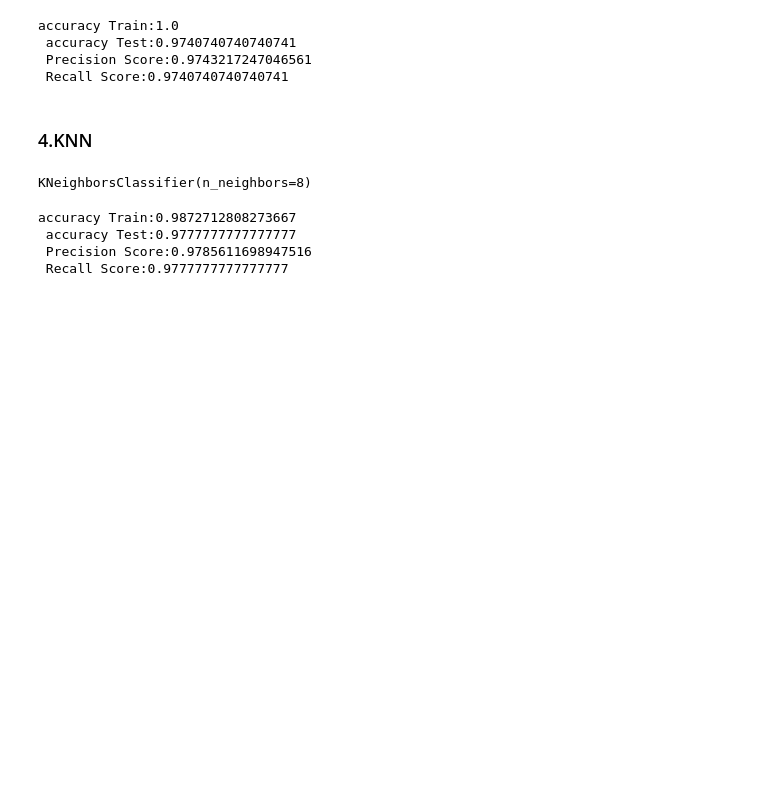
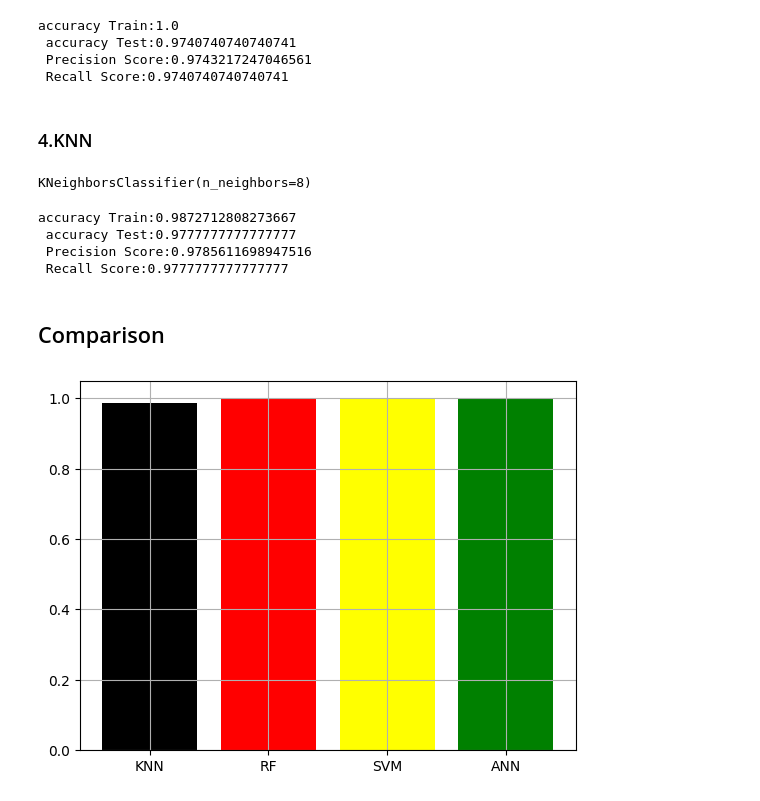
Before and after one commit to Saeid-Soodi/Machine-Learning, a Jupyter notebook: Project/2-Image Detection (numbers 0 to 9)/digits.ipynb, the cells around one changed output. Drawn from its saved outputs; the diff is of its cells as text; code cells hidden in the pictures; blank space fills up the shorter version.

Commit message:
comparison added

```diff
--- a/Project/2-Image Detection (numbers 0 to 9)/digits.ipynb
+++ b/Project/2-Image Detection (numbers 0 to 9)/digits.ipynb
@@ -167,3 +167,15 @@ accuracy Train:0.9872712808273667
  accuracy Test:0.9777777777777777
  Precision Score:0.9785611698947516
  Recall Score:0.9777777777777777
+# %% [markdown]
+## Comparison
+# %%
+import matplotlib.pyplot as plt
+accuracy_train =[accTrain_knn,accTrain_rf,accTrain_svm,accTrain_ann]
+title = ["KNN","RF","SVM","ANN"]
+color=['black','red','yellow','green']
+plt.bar(title,accuracy_train,color=color)
+plt.grid()
+plt.show()
+# %% [output]
+[figure, added]
```
Also changed, not shown: parts of 3 cells of this notebook.
